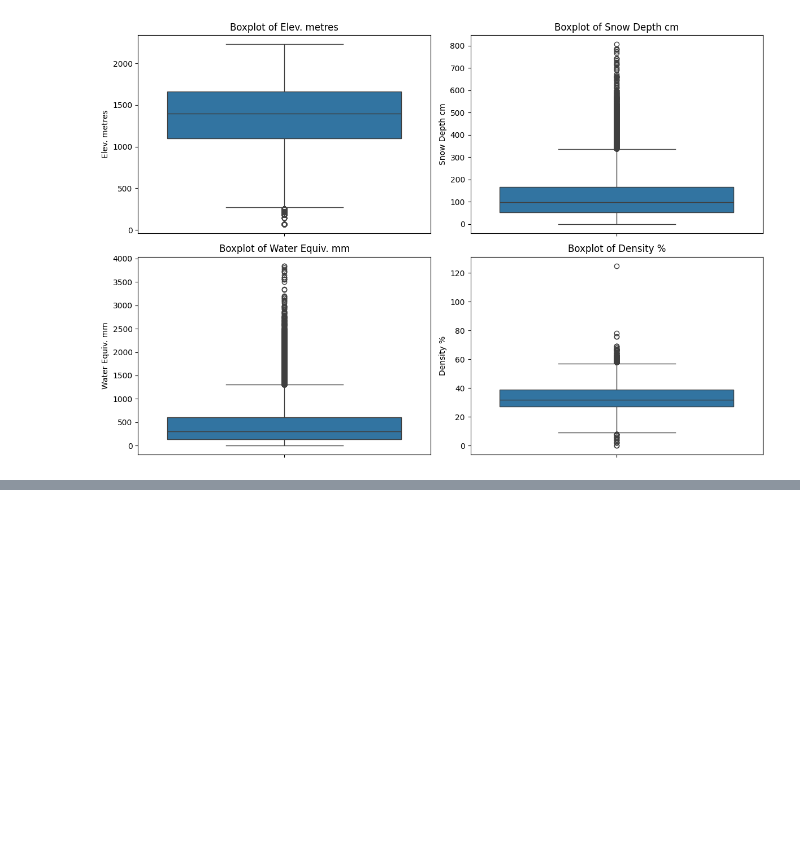
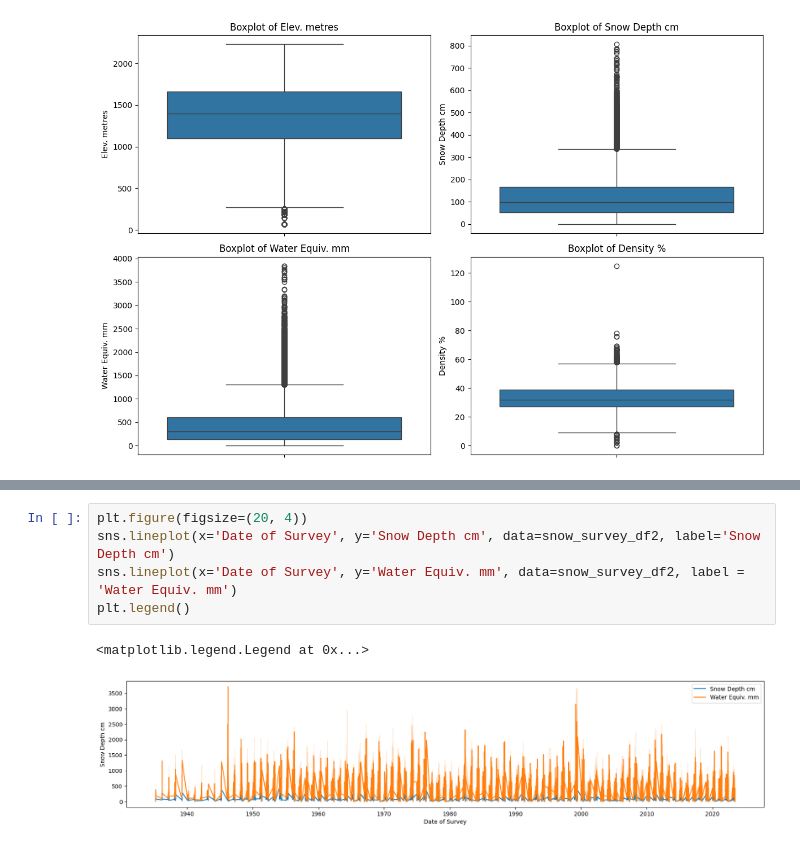
Before and after one commit to Oliver2552/Snow_Depth_Patterns_BC, a Jupyter notebook: src/snow_survey_EDA.ipynb, the cells around one changed output, grey strips where cells are left out. Cells and saved outputs as stored; diff of their text form; blank space fills up the shorter version.

```diff
--- a/src/snow_survey_EDA.ipynb
+++ b/src/snow_survey_EDA.ipynb
@@ -313,0 +411,8 @@ plt.show()
+# %%
+plt.figure(figsize=(20, 4))
+sns.lineplot(x='Date of Survey', y='Snow Depth cm', data=snow_survey_df2, label='Snow Depth cm')
+sns.lineplot(x='Date of Survey', y='Water Equiv. mm', data=snow_survey_df2, label = 'Water Equiv. mm')
+plt.legend()
+# %% [output]
+<matplotlib.legend.Legend at 0x...>
+[figure, added]
```
Also changed, not shown: parts of 12 cells of this notebook.
